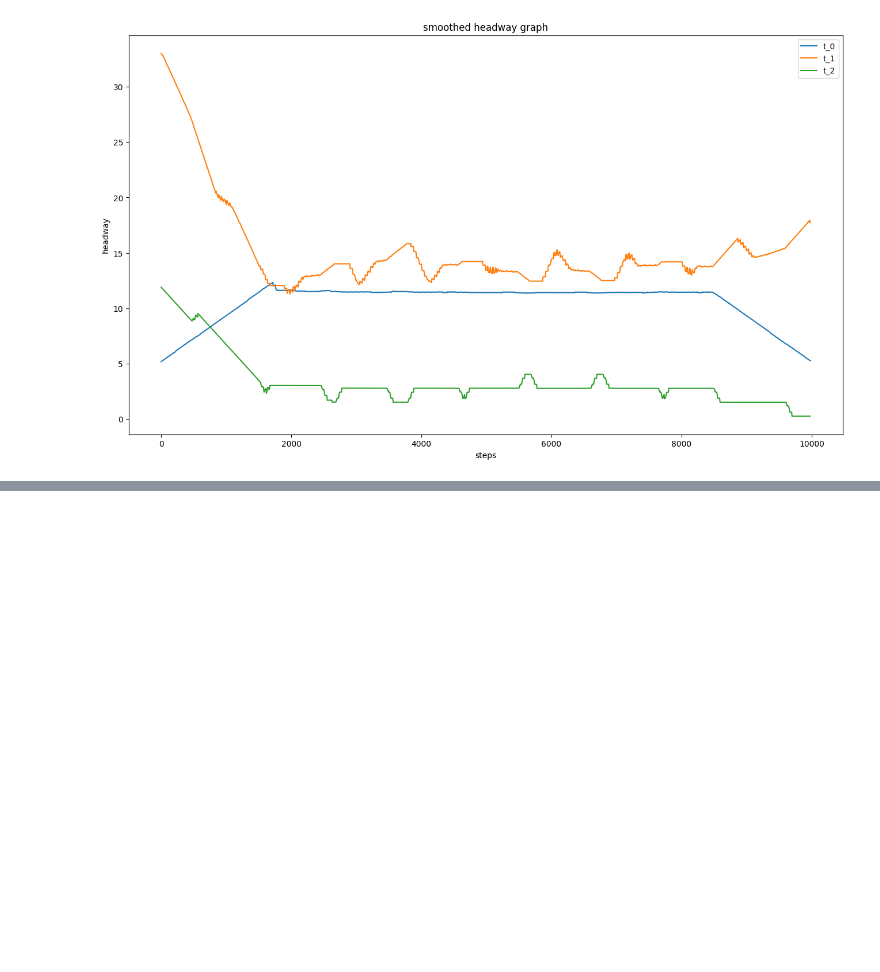
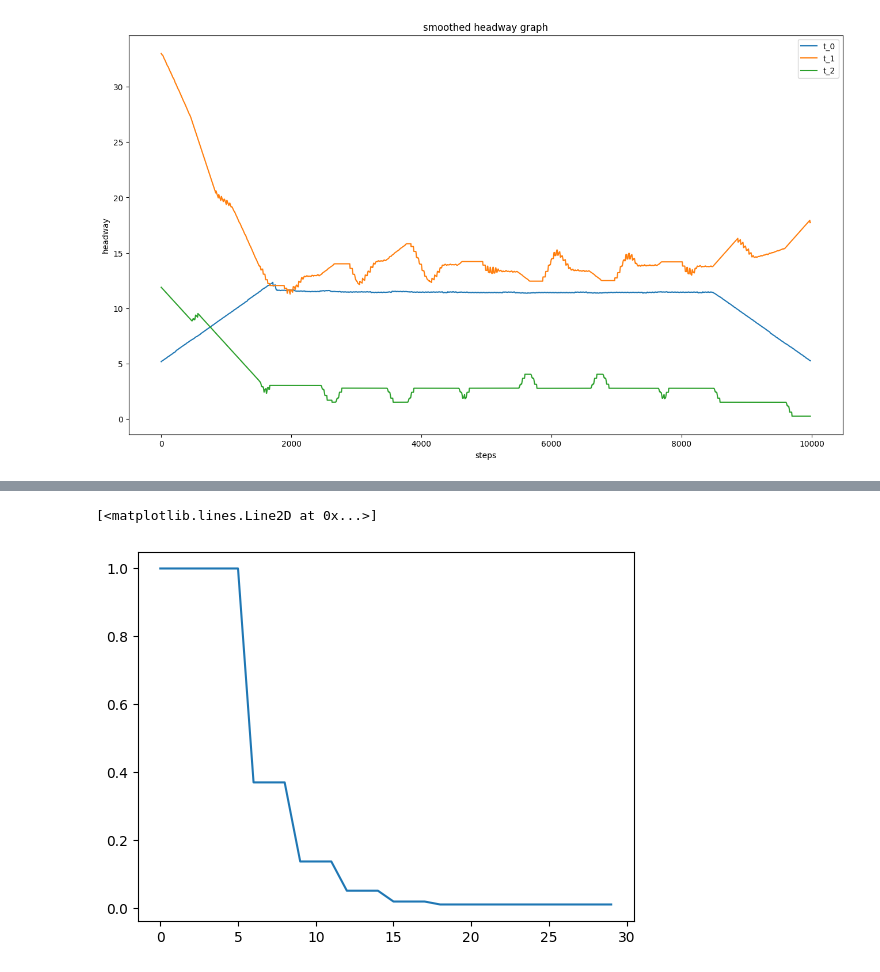
Before and after one commit to aswnss-m/refactored-octo-waffle, a Jupyter notebook: analysis_2.ipynb, the cells around one changed output, grey strips where cells are left out. Saved outputs shown, nothing was run; the diff lists cells and outputs as text; code cells hidden in the pictures; blank space fills up the shorter version.

```diff
--- a/analysis_2.ipynb
+++ b/analysis_2.ipynb
@@ -54,0 +69,5 @@ plt.show()
+# %%
+plt.plot(epsilon['Value'])
+# %% [output]
+[<matplotlib.lines.Line2D at 0x...>]
+[figure, added]
```
Also changed, not shown: parts of 3 cells of this notebook, 7 other files.
